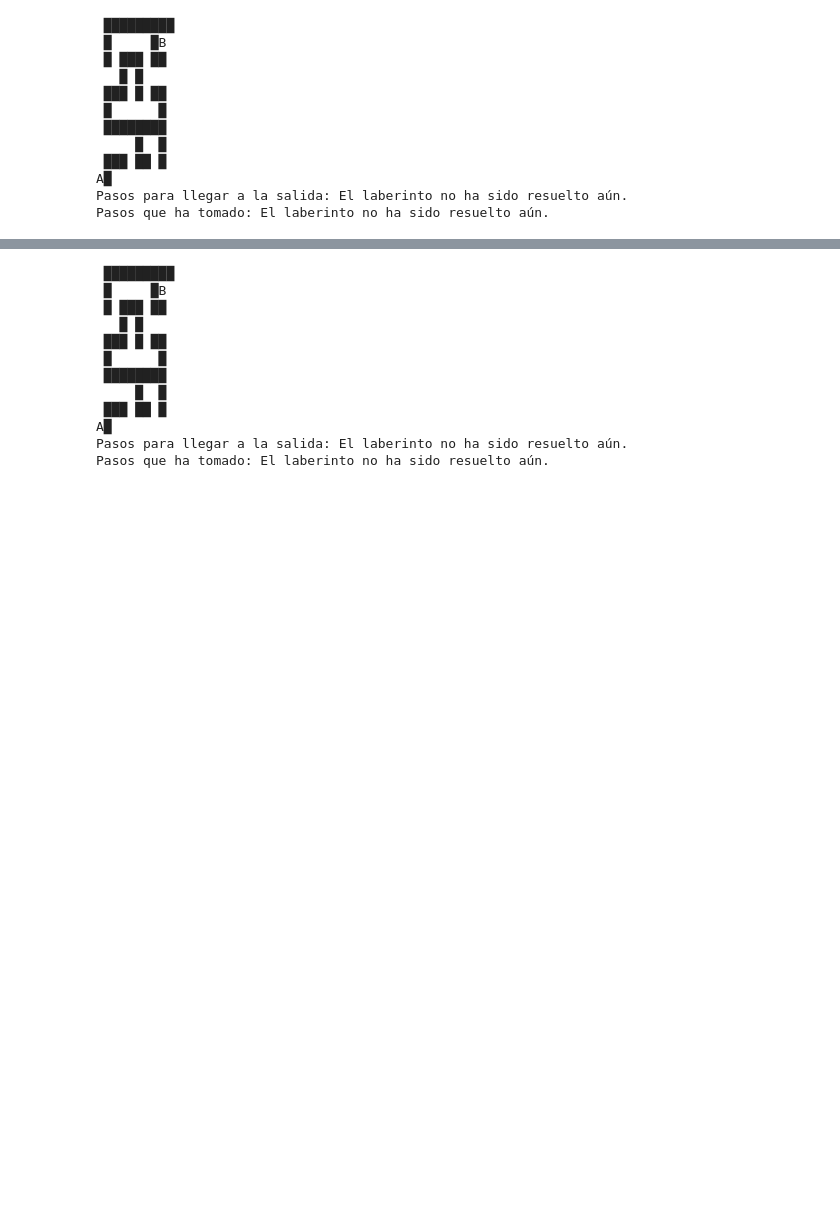
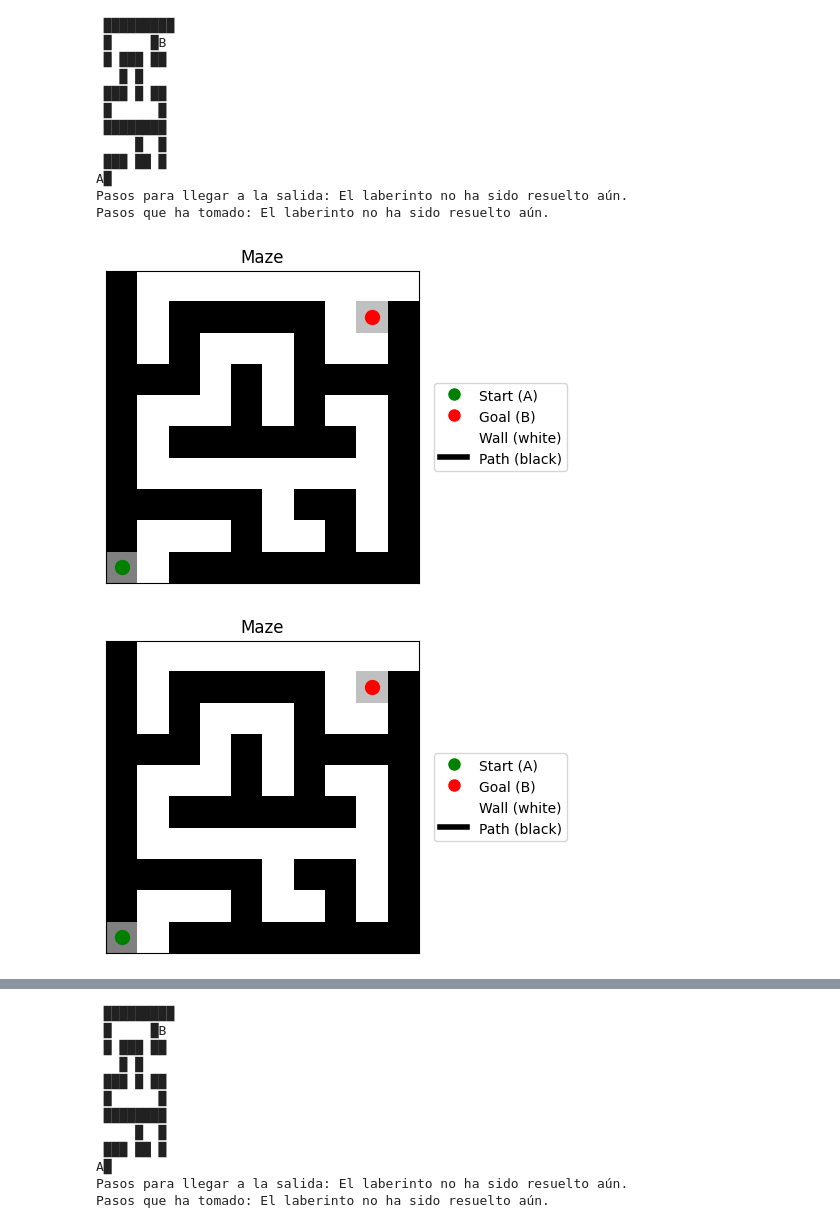
Before and after one commit to pabblo2000/pybyrinth, a Jupyter notebook: test.ipynb, the cells around one changed output, grey strips where cells are left out. Saved outputs shown, nothing was run; the diff lists cells and outputs as text; code cells hidden in the pictures; blank space fills up the shorter version.

```diff
--- a/test.ipynb
+++ b/test.ipynb
@@ -1,35 +1,43 @@
 # %%
-import pybyrinth_2 as mz
+import pybyrinth as mz
 
 #Nombre del archivo
 file = "maze9.txt"
 file_path = "files/" + file
 
 # Leer el laberinto desde un archivo
 maze = mz.read(file_path)
 print(maze)
 
 # Guardar el laberinto en un archivo
 maze.to_img("img/maze.png")
 
 # Mostrar pasos
 print("Pasos para llegar a la salida:", maze.info())
 
 # Pasos que ha tomado
 print("Pasos que ha tomado:", maze.steps())
+
+# Mostrar el laberinto
+maze.show(label=True)
+
+# Probar la funcionalidad de __repr__
+maze
 # %% [output]
  █████████
  █     █B
  █ ███ ██
    █ █
  ███ █ ██
  █      █
  ████████
      █  █
  ███ ██ █
 A█
 Pasos para llegar a la salida: El laberinto no ha sido resuelto aún.
 Pasos que ha tomado: El laberinto no ha sido resuelto aún.
+[figure, added]
+[figure, added]
 # %%
 # Resolver el laberinto con DFS
 maze_solvedDFS = maze.solve(method='DFS')
```
Also changed, not shown: parts of 2 cells of this notebook, 2 other files.
